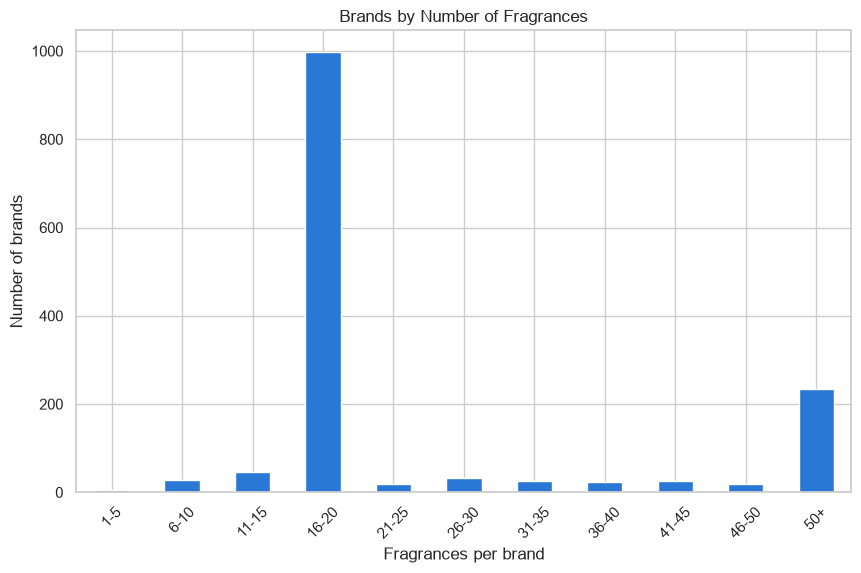
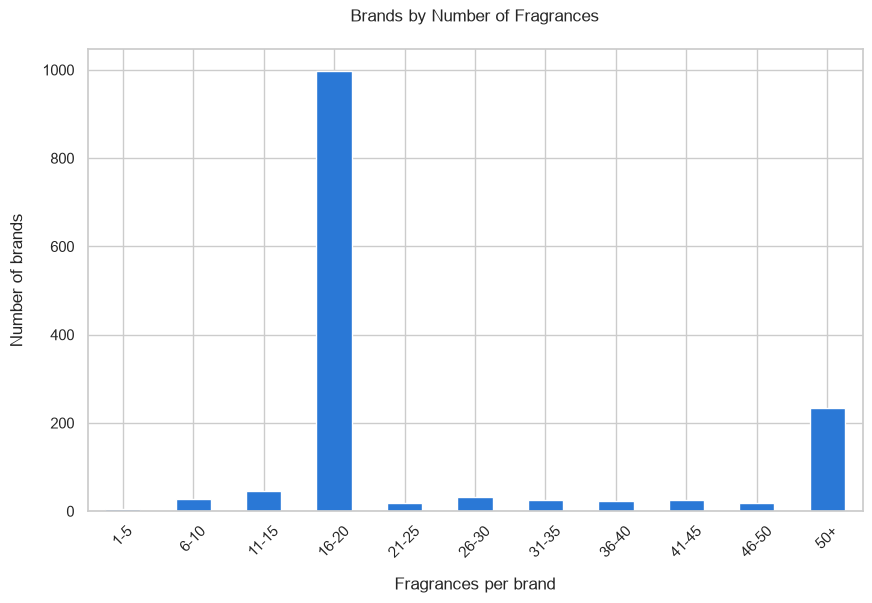
Unified diff of the notebook cell whose output changed from the first chart to the second:
--- before
+++ after
@@ -2,4 +2,6 @@
 import seaborn as sns
 sns.set_theme(style="whitegrid", palette="deep")
+plt.rcParams['axes.titlepad'] = 20   # breathing room between title and plot area
+plt.rcParams['axes.labelpad'] = 12   # breathing room between axis labels and tick labels
 
 brand_counts = df["Brand"].value_counts()

Commit: Add brand-rating significance testing and known-limitations notebook